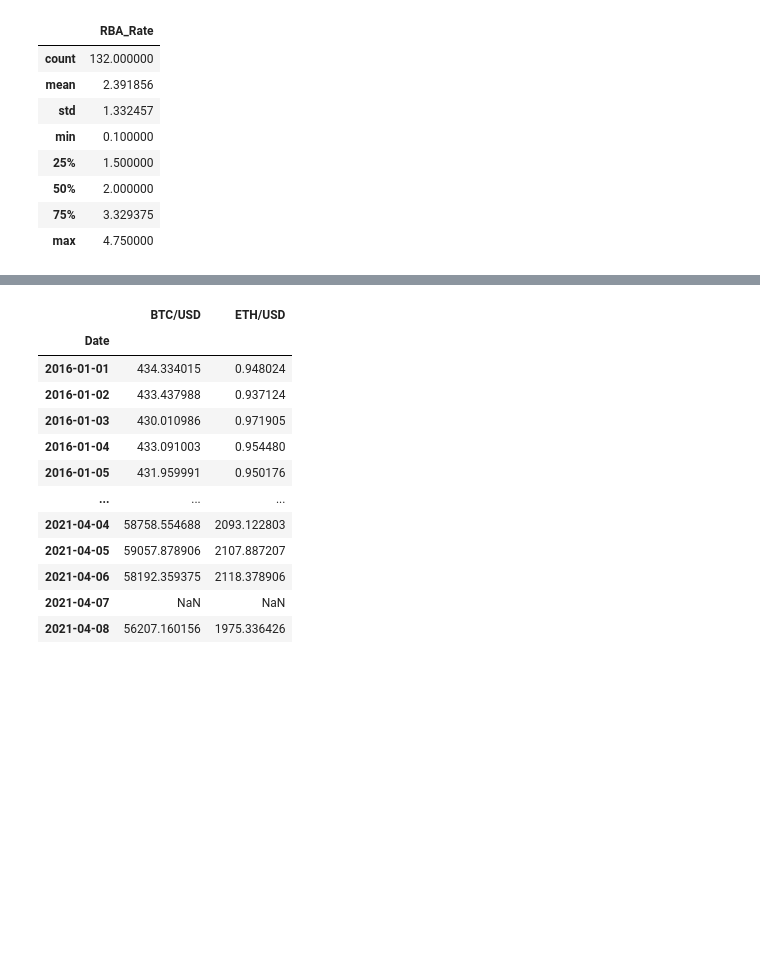
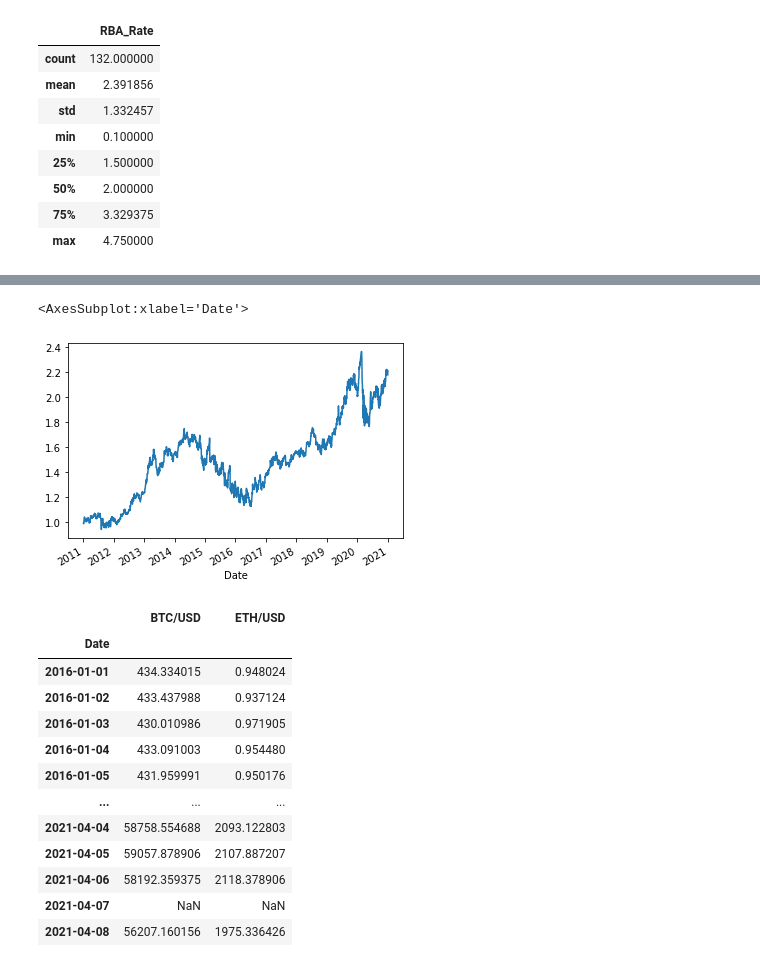
Before and after one commit to sreenivaskalva-2021/MonashFintech2021Project1, a Jupyter notebook: Base_Script.ipynb, the cells around one changed output, grey strips where cells are left out. Drawn from its saved outputs; the diff is of its cells as text; code cells hidden in the pictures; blank space fills up the shorter version.

```diff
--- a/Base_Script.ipynb
+++ b/Base_Script.ipynb
@@ -939,7 +1042,9 @@ optimised_portfolio_returns.plot()
 # %%
-optimised_cumulative_returns = (1 + optimised_portfolio_returns).cumprod() - 1
-
+optimised_cumulative_returns = (optimised_portfolio_returns + 1).cumprod()
 optimised_cumulative_returns.plot()
+# %% [output]
+<AxesSubplot:xlabel='Date'>
+[figure, added]
 # %%
 # Crypto Portfolio Analysis
 # %%
```
Also changed, not shown: parts of 58 cells of this notebook.
